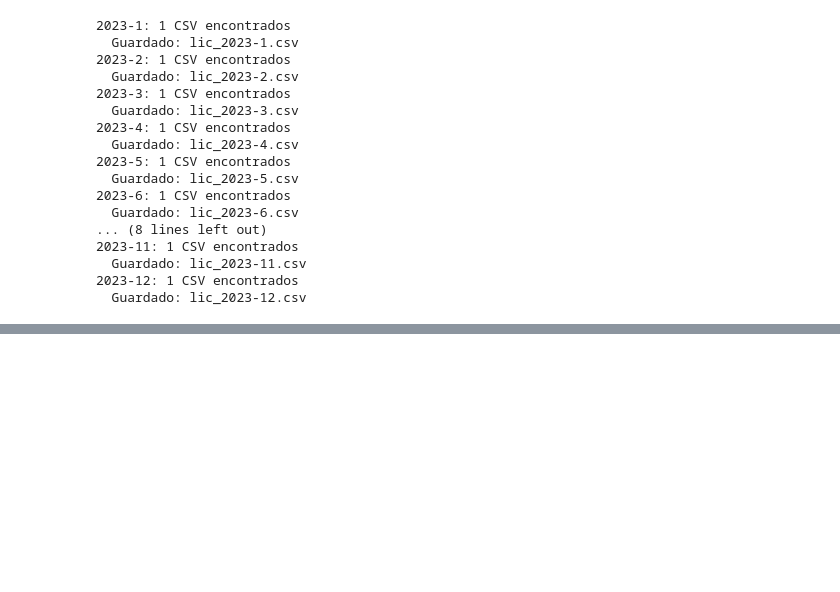
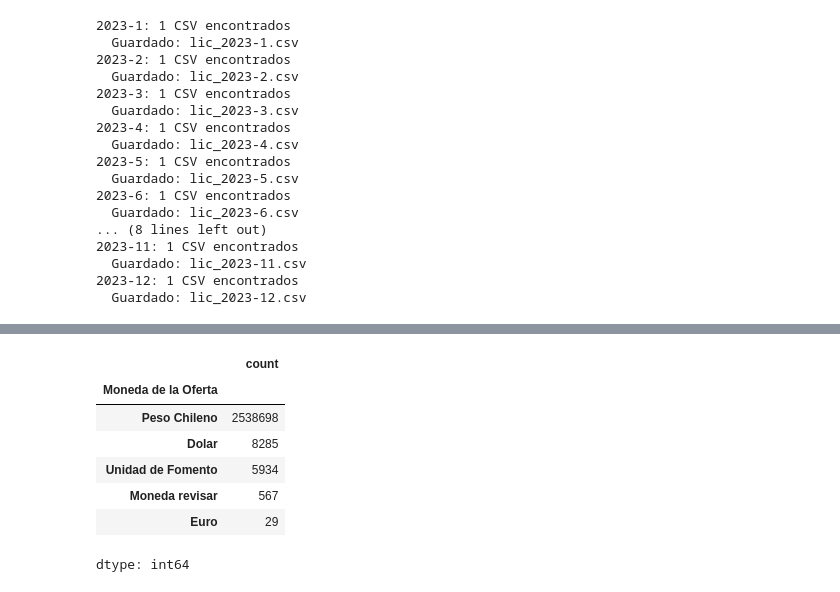
Before and after one commit to josegdotcom/Proyecto-mine_datos, a Jupyter notebook: descarga_datos.ipynb, the cells around one changed output, grey strips where cells are left out. Drawn from its saved outputs; the diff is of its cells as text; code cells hidden in the pictures; blank space fills up the shorter version.

```diff
--- a/descarga_datos.ipynb
+++ b/descarga_datos.ipynb
@@ -138,31 +218,23 @@ df
 # %%
+
 columnas = [
     "CodigoExterno",
-    "Codigoitem",
+    "FechaPublicacion",
+    "CodigoOrganismo",
+    "NombreOrganismo",
+    "sector",
+    "RegionUnidad",
+    "Tipo de Adquisicion",
+    "TipoConvocatoria",
+    "Estado",
     "CodigoProductoONU",
-
-    "Nombre producto genrico",
-    "Nombre linea Adquisicion",
-    "Descripcion",
     "Rubro1",
     "Rubro2",
     "Rubro3",
     "Cantidad",
-    "UnidadMedida",
-
-    "CodigoOrganismo",
+    "CodigoMoneda",
+    "MontoUnitarioOferta",
     "CodigoProveedor",
-    "Nombre",
-    "Nombre de la Oferta",
-
-    "Tipo de Adquisicion",
-    "TipoConvocatoria",
-    "Estado",
-
-    "CodigoMoneda",
-    "CodigoProveedor",
-    "Nombre de la Oferta",
-    "MontoUnitarioOferta",
     "Oferta seleccionada"
 ]
 # %%
@@ -245,7 +317,8 @@ def fusionar(
                     archivo,
                     sep=";",
                     encoding="latin-1",
-                    nrows=0
+                    nrows=0,
+                    dtype=str
                 ).columns.tolist()
 
                 disponibles = [col for col in columnas if col in encabezados]
@@ -266,7 +339,8 @@ def fusionar(
                     quotechar='"',
                     usecols=disponibles,
                     chunksize=chunksize,
-                    low_memory=True
+                    low_memory=True,
+                    dtype=str
                 )
 
                 for chunk in lector:
@@ -410,0 +484,11 @@ df_completo = fusionar(
+# %%
+df_completo.value_counts("Moneda de la Oferta")
+# %% [output]
+|  | count |
+| Moneda de la Oferta |  |
+| Peso Chileno | 2538698 |
+| Dolar | 8285 |
+| Unidad de Fomento | 5934 |
+| Moneda revisar | 567 |
+| Euro | 29 |
+dtype: int64
```
Also changed, not shown: parts of 12 cells of this notebook.
